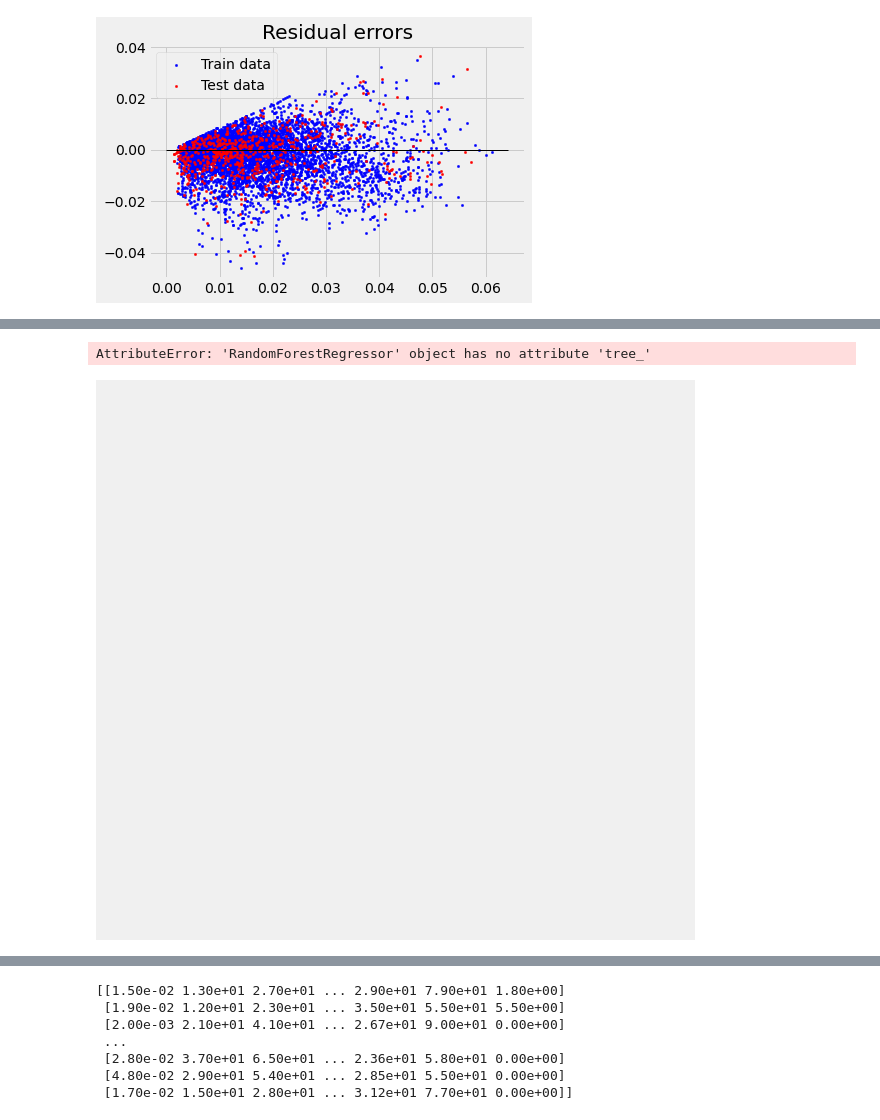
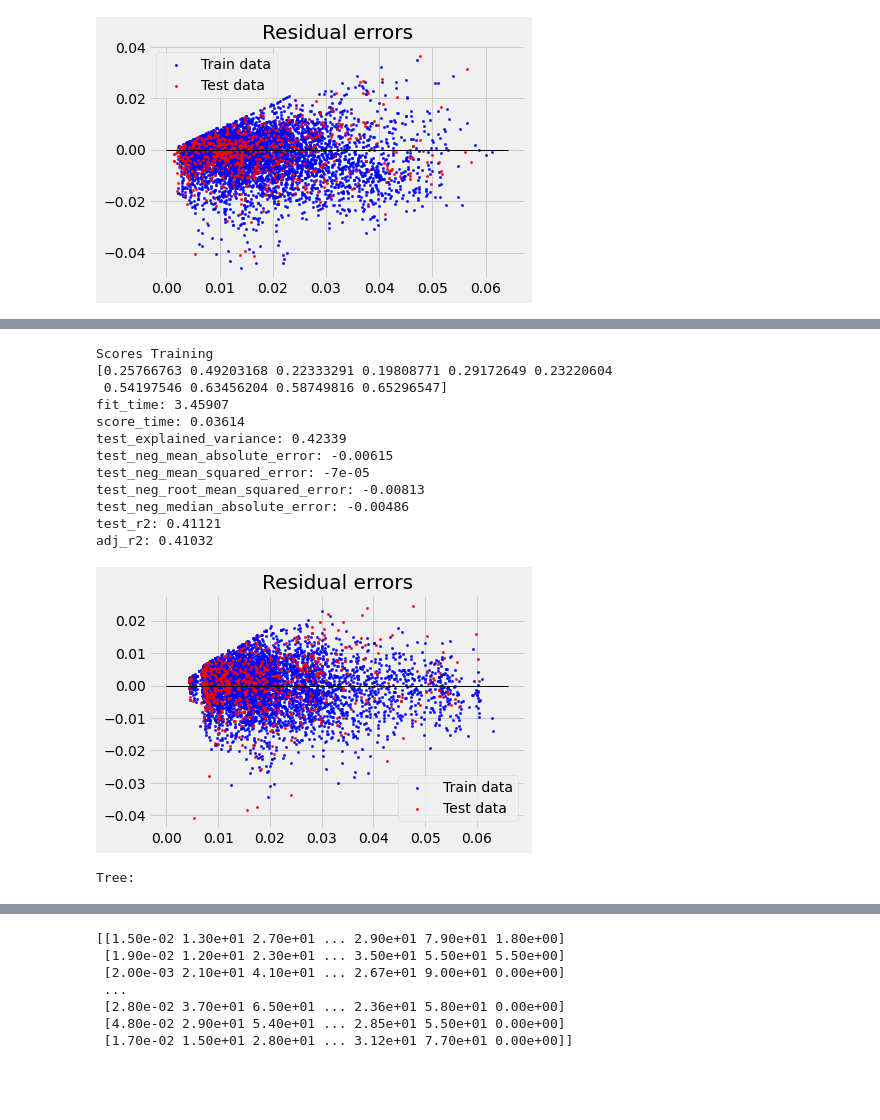
Before and after one commit to JBPrew/OzonePM-Forecasting, a Jupyter notebook: Models/test_regression.ipynb, the cells around one changed output, grey strips where cells are left out. Drawn from its saved outputs; the diff is of its cells as text; code cells hidden in the pictures; blank space fills up the shorter version.

```diff
--- a/Models/test_regression.ipynb
+++ b/Models/test_regression.ipynb
@@ -214,9 +214,9 @@ linreg_poly = LinearRegression(positive= True)
 linreg_poly.fit(X_train_poly, y_train)
 
 print("Scores Training")
-multi_reg_scores = cross_validate_scores(linreg_poly, X_poly, y)
-for key in multi_reg_scores:
-    print(key + ": " + str(multi_reg_scores[key]))
+poly_reg_scores = cross_validate_scores(linreg_poly, X_poly, y)
+for key in poly_reg_scores:
+    print(key + ": " + str(poly_reg_scores[key]))
 
 resid_plot(linreg_poly, X_train_poly, X_test_poly)
 # %% [output]
@@ -341,37 +341,49 @@ random_forest_reg.fit(X_train_scaled, y_train)
 # random_forest = RandomForestRegressor()
 # random_forest.fit(X_train_scaled, y_train)
 # ### Grid Search ###
 # num_leafs = [1,2,4,6,10]
 
 # parameters = [{'n_estimators' : range(100,400,25),
 #              'max_depth': range(1,10,2),
 #              'min_samples_leaf':num_leafs
 #              }]
 
 # random_forest_reg = GridSearchCV(estimator=random_forest, param_grid=parameters,cv = 10)
 # random_forest_reg.fit(X_train_scaled, y_train)
 # print("found best param")
 # print(random_forest_reg.best_params_)
 
 # fig, axes = plt.subplots(nrows = 1,ncols = 1,figsize = (4,4), dpi=300)
 # sklearn.tree.plot_tree(random_forest_reg, max_depth = 4, feature_names = X.columns, filled = True)
 
 
 print("Scores Training")
 random_forest_reg_scores = cross_validate_scores(random_forest_reg, X_scaled, y)
 for key in random_forest_reg_scores:
     print(key + ": " + str(random_forest_reg_scores[key]))
 
 
 resid_plot(random_forest_reg, X_train_scaled, X_test_scaled)
 
 print("Tree: ")
 
-fig, axes = plt.subplots(nrows = 1,ncols = 1,figsize = (4,4), dpi=300)
-sklearn.tree.plot_tree(random_forest_reg, max_depth = 4, feature_names = X.columns, filled = True)
+# fig, axes = plt.subplots(nrows = 1,ncols = 1,figsize = (4,4), dpi=300)
+# sklearn.tree.plot_tree(random_forest_reg, max_depth = 4, feature_names = X.columns, filled = True)
 # %% [output]
-AttributeError: 'RandomForestRegressor' object has no attribute 'tree_'
+Scores Training
+[0.25766763 0.49203168 0.22333291 0.19808771 0.29172649 0.23220604
+ 0.54197546 0.63456204 0.58749816 0.65296547]
+fit_time: 3.45907
+score_time: 0.03614
+test_explained_variance: 0.42339
+test_neg_mean_absolute_error: -0.00615
+test_neg_mean_squared_error: -7e-05
+test_neg_root_mean_squared_error: -0.00813
+test_neg_median_absolute_error: -0.00486
+test_r2: 0.41121
+adj_r2: 0.41032
-[figure, old version]
+[figure, new version]
+Tree:
 # %%
 ## K Nearest Neighbors
 from sklearn.model_selection import GridSearchCV
```
Also changed, not shown: parts of 9 cells of this notebook, 2 other files.
